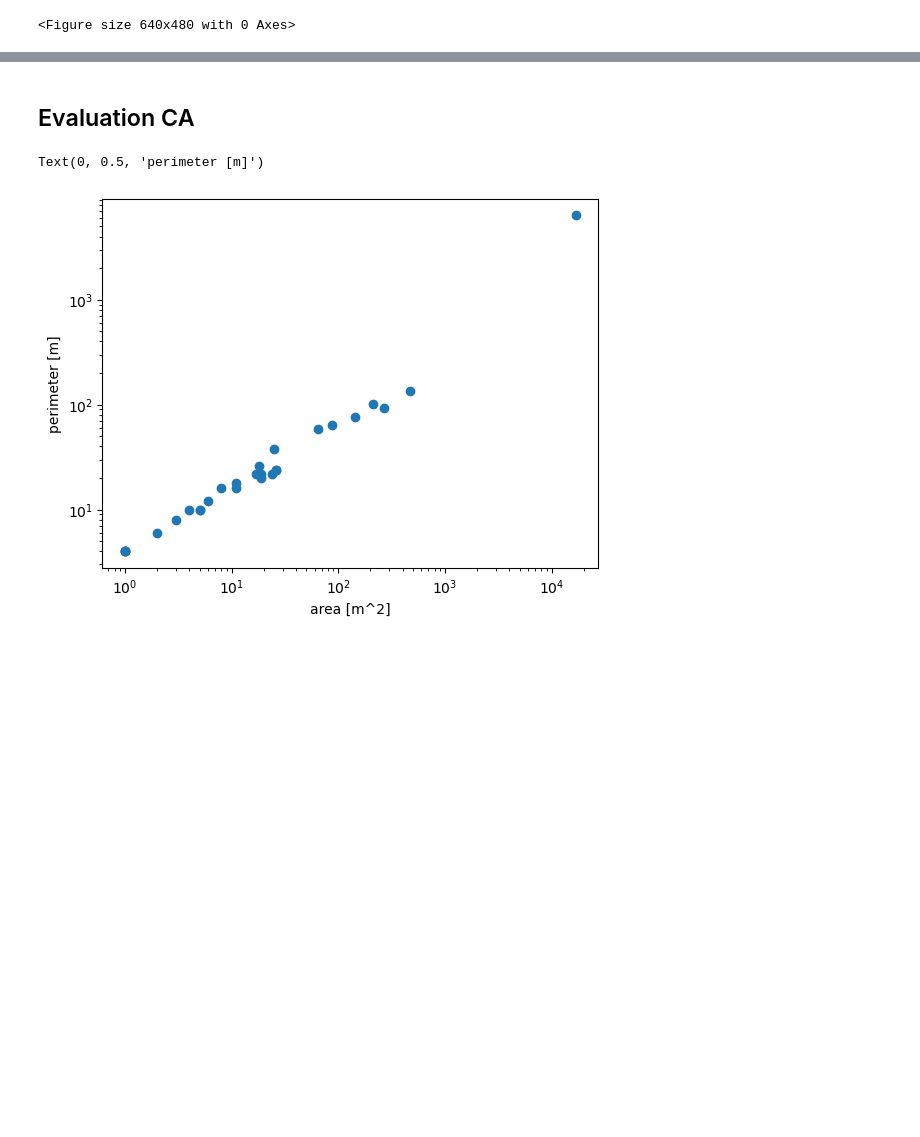
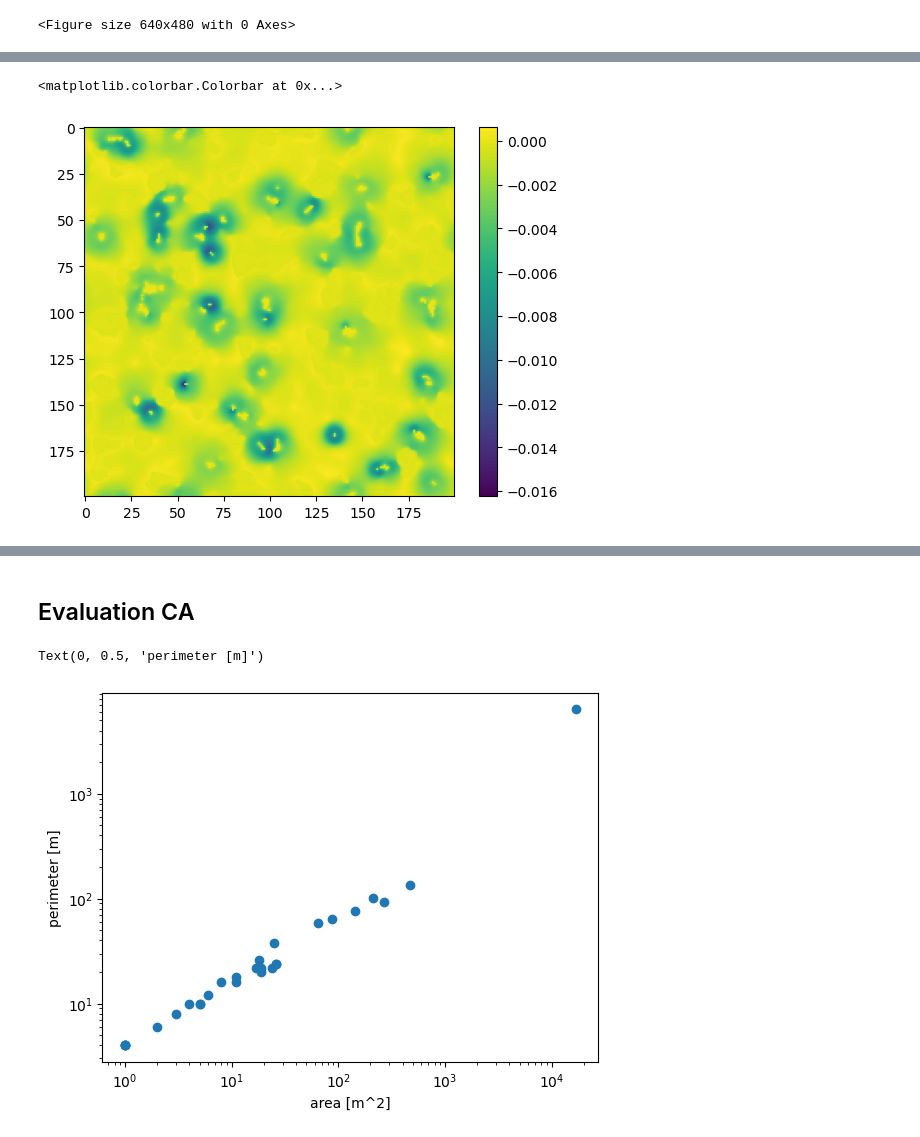
Before and after one commit to PaulHosek/ComplexSystemSimulation, a Jupyter notebook: model_example.ipynb, the cells around one changed output, grey strips where cells are left out. Saved outputs shown, nothing was run; the diff lists cells and outputs as text; code cells hidden in the pictures; blank space fills up the shorter version.

```diff
--- a/model_example.ipynb
+++ b/model_example.ipynb
@@ -117,0 +98,6 @@ array([199,   0,   1,   2,   3,   4,   5,   6,   7,   8,   9,  10,  11,
+# %%
+plt.imshow(hes[index]-hs[index])
+plt.colorbar()
+# %% [output]
+<matplotlib.colorbar.Colorbar at 0x...>
+[figure, added]
```
Also changed, not shown: parts of 12 cells of this notebook, 2 other files.
